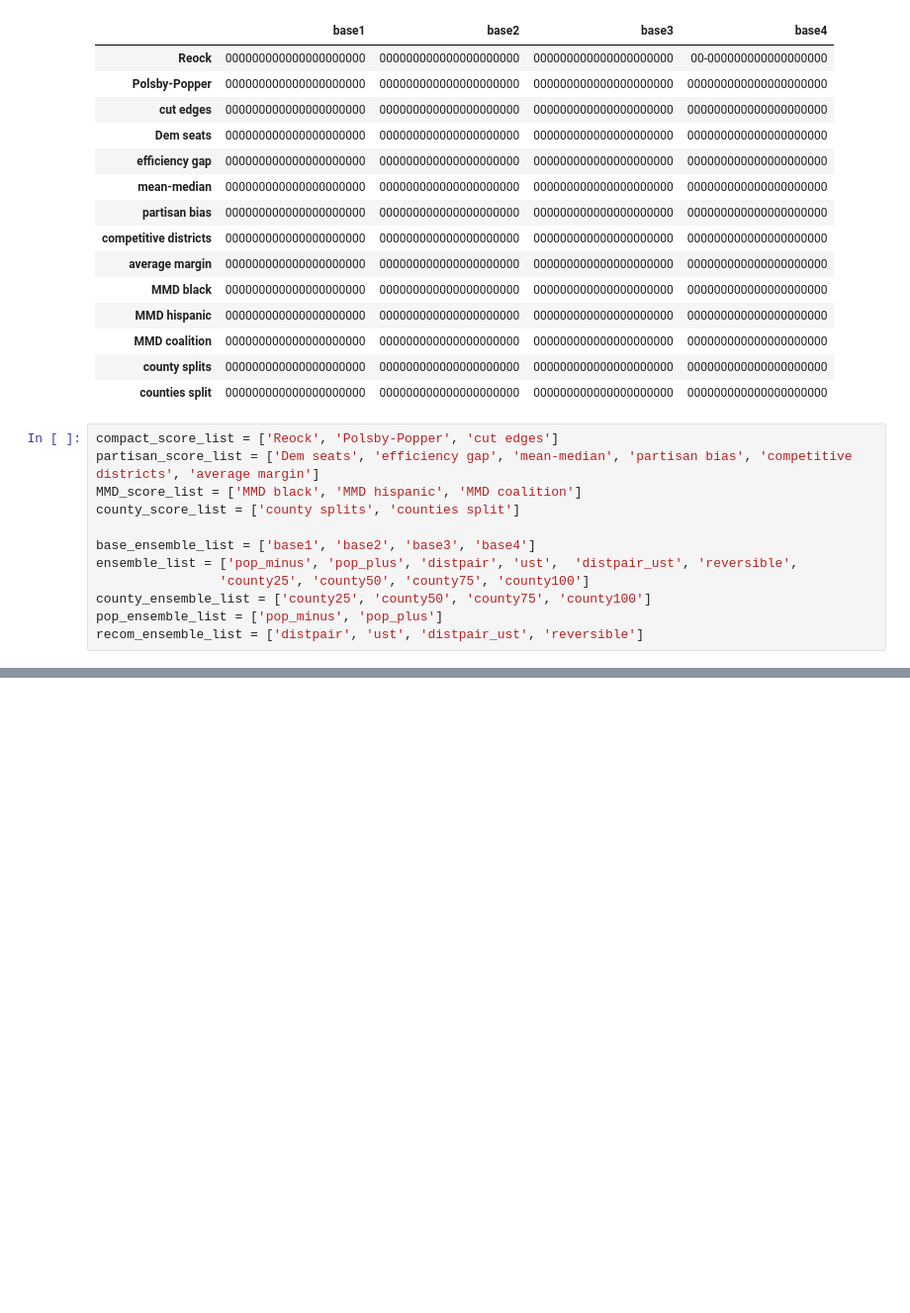
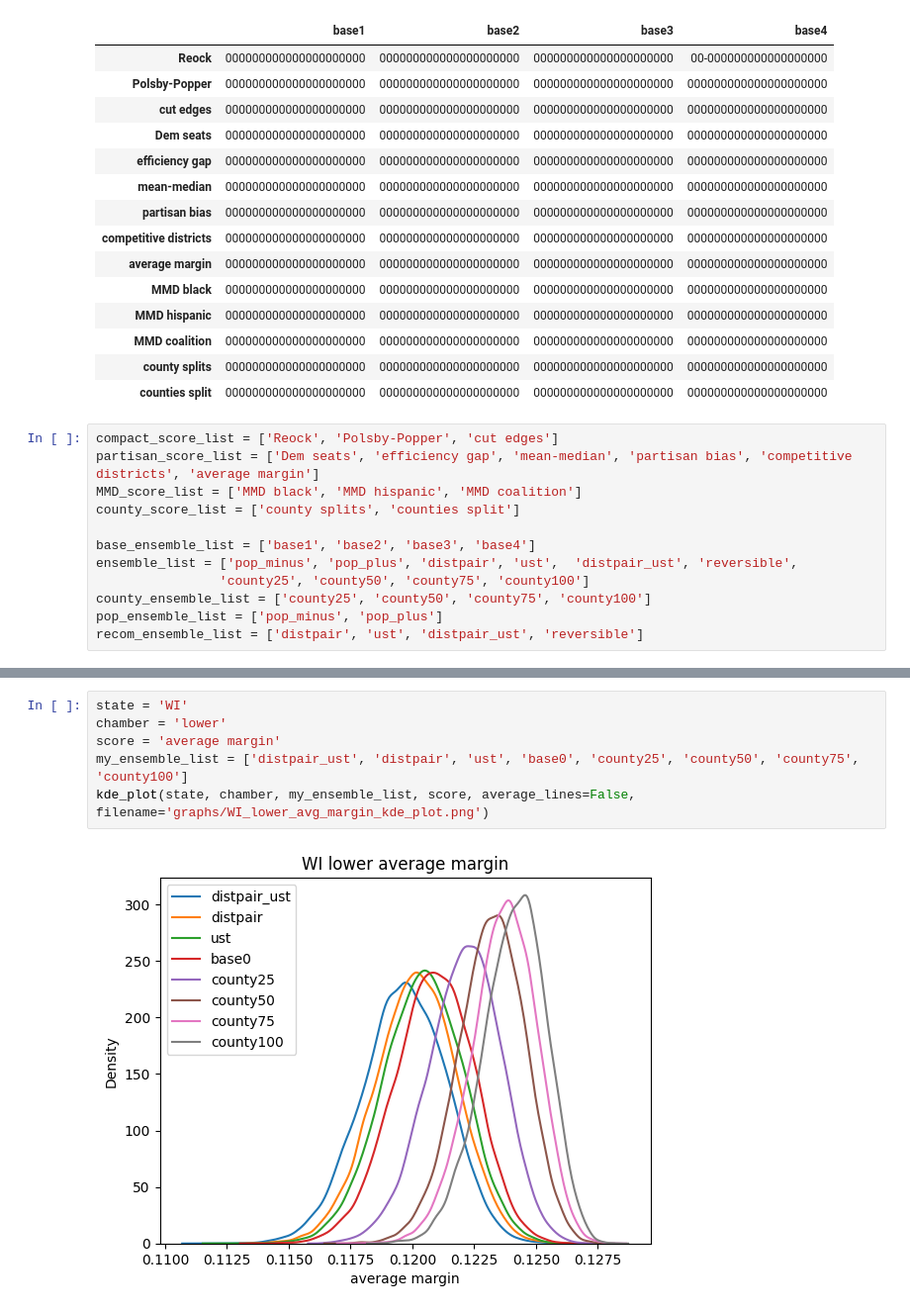
Before and after one commit to KrisTapp/Knobs, a Jupyter notebook: Compare ensembles.ipynb, the cells around one changed output, grey strips where cells are left out. Shown at 99% size. Drawn from its saved outputs; the diff is of its cells as text; blank space fills up the shorter version.

```diff
--- a/Compare ensembles.ipynb
+++ b/Compare ensembles.ipynb
@@ -242,0 +464,8 @@ T
+# %%
+state = 'WI'
+chamber = 'lower'
+score = 'average margin'
+my_ensemble_list = ['distpair_ust', 'distpair', 'ust', 'base0', 'county25', 'county50', 'county75', 'county100']
+kde_plot(state, chamber, my_ensemble_list, score, average_lines=False, filename='graphs/WI_lower_avg_margin_kde_plot.png')
+# %% [output]
+[figure, added]
```
Also changed, not shown: parts of 24 cells of this notebook, 27 other files.
